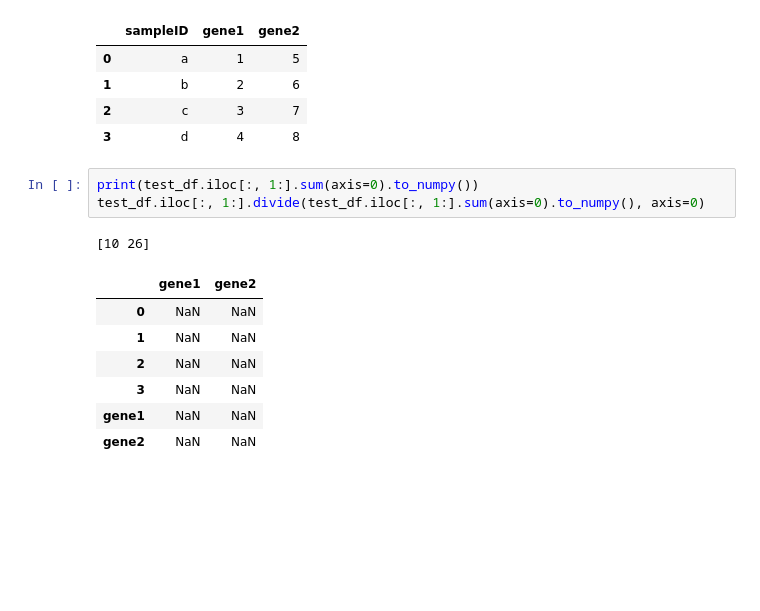
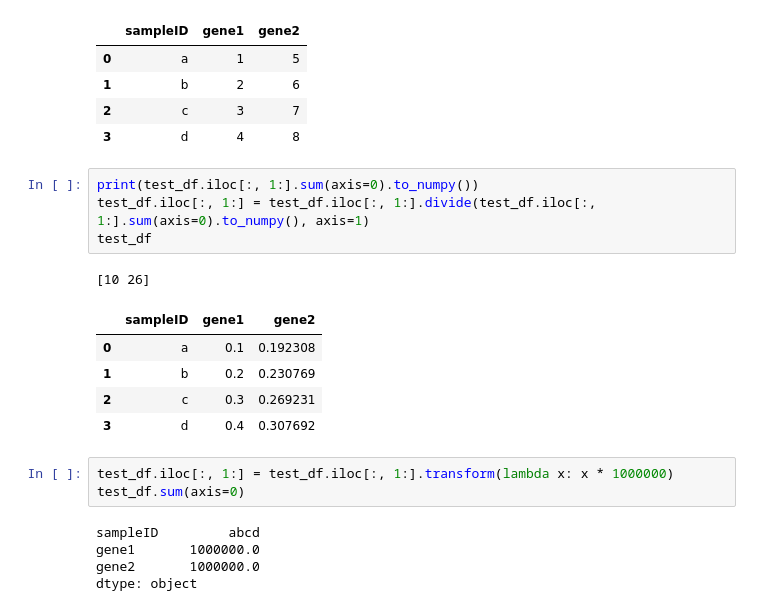
Before and after one commit to Eden5165/workshop_genomic, a Jupyter notebook: test_notebook_yael.ipynb, the cells around one changed output. Drawn from its saved outputs; the diff is of its cells as text; blank space fills up the shorter version.

```diff
--- a/test_notebook_yael.ipynb
+++ b/test_notebook_yael.ipynb
@@ -269,13 +274,20 @@ test_df
 | 3 | d | 4 | 8 |
 # %%
 print(test_df.iloc[:, 1:].sum(axis=0).to_numpy())
-test_df.iloc[:, 1:].divide(test_df.iloc[:, 1:].sum(axis=0).to_numpy(), axis=0)
+test_df.iloc[:, 1:] = test_df.iloc[:, 1:].divide(test_df.iloc[:, 1:].sum(axis=0).to_numpy(), axis=1)
+test_df
 # %% [output]
 [10 26]
-|  | gene1 | gene2 |
-| 0 | NaN | NaN |
-| 1 | NaN | NaN |
-| 2 | NaN | NaN |
-| 3 | NaN | NaN |
-| gene1 | NaN | NaN |
-| gene2 | NaN | NaN |
+|  | sampleID | gene1 | gene2 |
+| 0 | a | 0.1 | 0.192308 |
+| 1 | b | 0.2 | 0.230769 |
+| 2 | c | 0.3 | 0.269231 |
+| 3 | d | 0.4 | 0.307692 |
+# %%
+test_df.iloc[:, 1:] = test_df.iloc[:, 1:].transform(lambda x: x * 1000000)
+test_df.sum(axis=0)
+# %% [output]
+sampleID         abcd
+gene1       1000000.0
+gene2       1000000.0
+dtype: object
```
Also changed, not shown: parts of 3 cells of this notebook, 3 other files.
